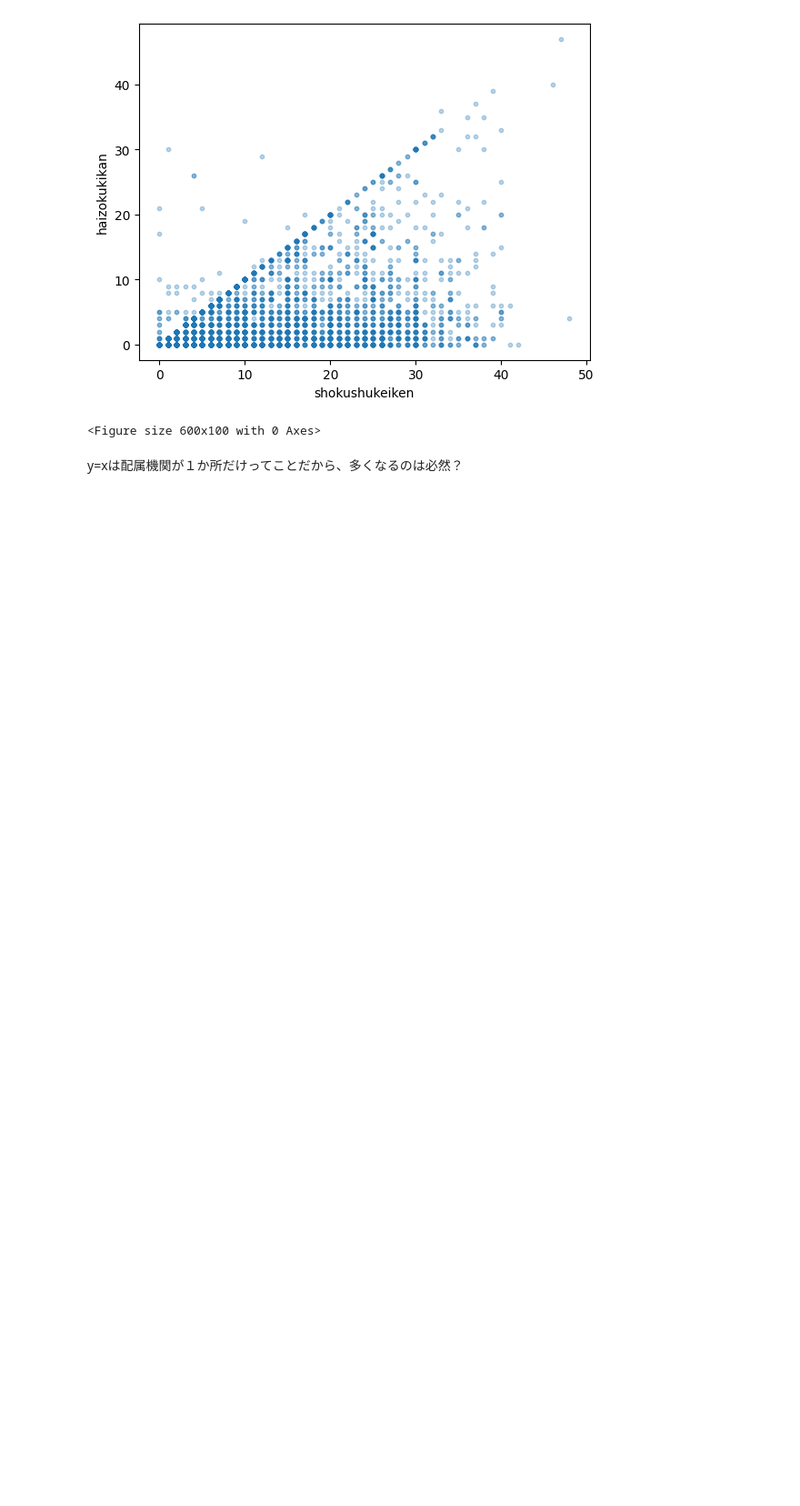
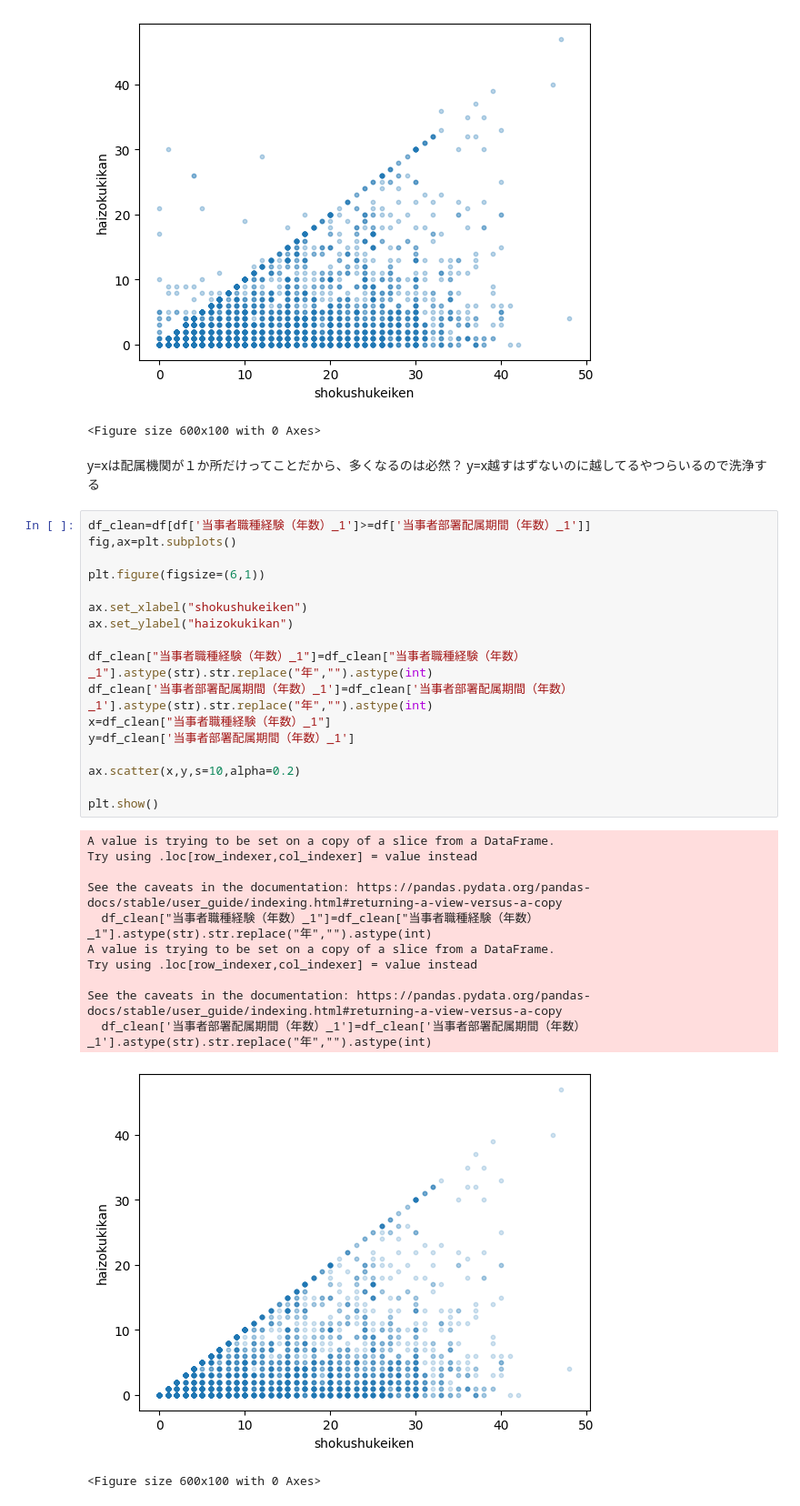
Before and after one commit to maizoh/Project_Shinshu, a Jupyter notebook: Project_Shinshu.ipynb, the cells around one changed output. Shown at 91% size. Cells and saved outputs as stored; diff of their text form; blank space fills up the shorter version.

```diff
--- a/Project_Shinshu.ipynb
+++ b/Project_Shinshu.ipynb
@@ -53,3 +53,34 @@ plt.show()
 <Figure size 600x100 with 0 Axes>
 # %% [markdown]
 y=xは配属機関が１か所だけってことだから、多くなるのは必然？
+y=x越すはずないのに越してるやつらいるので洗浄する
+# %%
+df_clean=df[df['当事者職種経験（年数）_1']>=df['当事者部署配属期間（年数）_1']]
+fig,ax=plt.subplots()
+
+plt.figure(figsize=(6,1))
+
+ax.set_xlabel("shokushukeiken")
+ax.set_ylabel("haizokukikan")
+
+df_clean["当事者職種経験（年数）_1"]=df_clean["当事者職種経験（年数）_1"].astype(str).str.replace("年","").astype(int)
+df_clean['当事者部署配属期間（年数）_1']=df_clean['当事者部署配属期間（年数）_1'].astype(str).str.replace("年","").astype(int)
+x=df_clean["当事者職種経験（年数）_1"]
+y=df_clean['当事者部署配属期間（年数）_1']
+
+ax.scatter(x,y,s=10,alpha=0.2)
+
+plt.show()
+# %% [output]
+A value is trying to be set on a copy of a slice from a DataFrame.
+Try using .loc[row_indexer,col_indexer] = value instead
+
+See the caveats in the documentation: https://pandas.pydata.org/pandas-docs/stable/user_guide/indexing.html#returning-a-view-versus-a-copy
+  df_clean["当事者職種経験（年数）_1"]=df_clean["当事者職種経験（年数）_1"].astype(str).str.replace("年","").astype(int)
+A value is trying to be set on a copy of a slice from a DataFrame.
+Try using .loc[row_indexer,col_indexer] = value instead
+
+See the caveats in the documentation: https://pandas.pydata.org/pandas-docs/stable/user_guide/indexing.html#returning-a-view-versus-a-copy
+  df_clean['当事者部署配属期間（年数）_1']=df_clean['当事者部署配属期間（年数）_1'].astype(str).str.replace("年","").astype(int)
+[figure, added]
+<Figure size 600x100 with 0 Axes>
```
Also changed, not shown: parts of 1 cell of this notebook.
